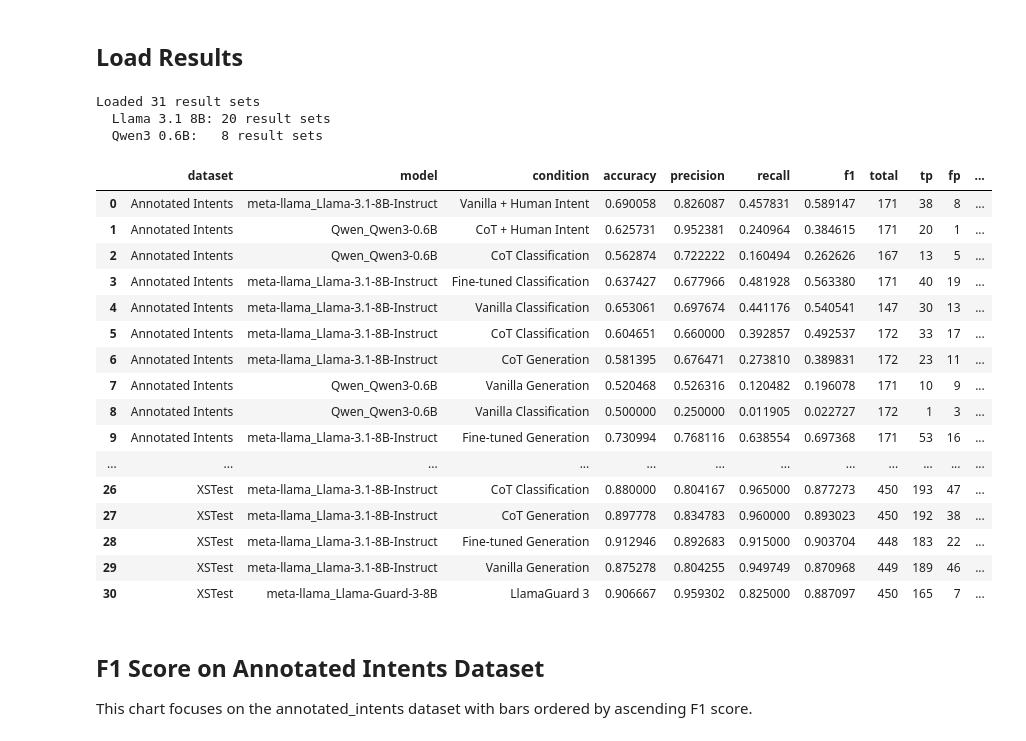
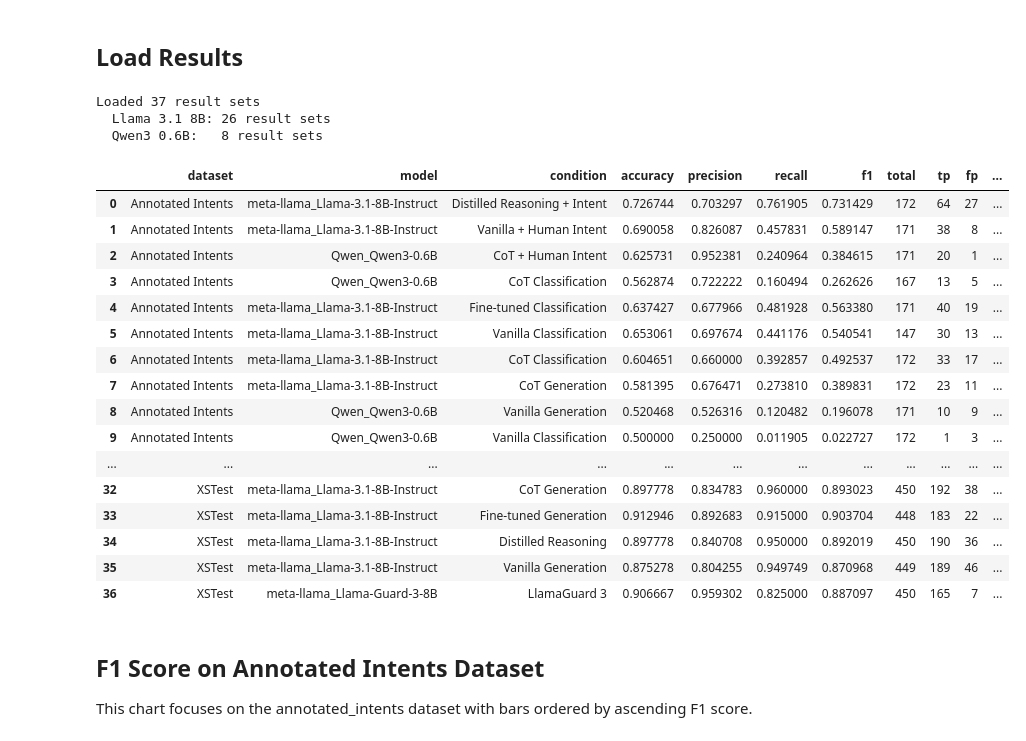
Before and after one commit to Jazhyc/aims-safety-classification, a Jupyter notebook: notebooks/safety_experiment_results.ipynb, the cells around one changed output. Saved outputs shown, nothing was run; the diff lists cells and outputs as text; code cells hidden in the pictures.

```diff
--- a/notebooks/safety_experiment_results.ipynb
+++ b/notebooks/safety_experiment_results.ipynb
@@ -43,6 +43,8 @@ CONDITIONS = [
     "zeroshot_cot_classification",
     "zeroshot_cot_generation",
     "zeroshot_cot_classification_with_intent",
+    "finetuned_reasoning_classification",
+    "finetuned_reasoning_generation",
 ]
 
 # Display names for conditions (used in all plots)
@@ -57,6 +59,8 @@ CONDITION_NAMES = {
     "zeroshot_cot_classification": "CoT Classification",
     "zeroshot_cot_generation": "CoT Generation",
     "zeroshot_cot_classification_with_intent": "CoT + Human Intent",
+    "finetuned_reasoning_classification": "Distilled Reasoning",
+    "finetuned_reasoning_generation": "Distilled Reasoning + Intent",
 }
 
 # Display names for datasets
@@ -79,6 +83,8 @@ CONDITION_COLORS = {
     "CoT Classification": "#d73027",              # red
     "CoT Generation": "#762a83",                  # purple
     "CoT + Human Intent": "#1a9850",              # dark green
+    "Distilled Reasoning": "#4393c3",             # steel blue
+    "Distilled Reasoning + Intent": "#2166ac",    # dark blue
 }
 
 # Hardcoded baselines from Wildguard paper (F1 scores)
@@ -128,6 +134,18 @@ def compute_metrics(results: list[dict]) -> dict:
     }
 
 
+KNOWN_CONDITIONS = [
+    "vanilla_classification", "vanilla_generation",
+    "vanilla_with_human_intent", "vanilla_with_model_intent",
+    "finetuned_generation", "finetuned_classification",
+    "llamaguard_classification",
+    "zeroshot_cot_classification", "zeroshot_cot_generation",
+    "zeroshot_cot_classification_with_intent",
+    "finetuned_reasoning_classification",
+    "finetuned_reasoning_generation",
+]
+
+
 def load_results(results_dir: Path, datasets=None, models=None, conditions=None) -> pd.DataFrame:
     """Load all results matching the specified filters."""
     records = []
@@ -143,18 +161,9 @@ def load_results(results_dir: Path, datasets=None, models=None, conditions=None)
         for jsonl_file in dataset_dir.glob("*.jsonl"):
             filename = jsonl_file.stem
 
-            known_conditions = [
-                "vanilla_classification", "vanilla_generation",
-                "vanilla_with_human_intent", "vanilla_with_model_intent",
-                "finetuned_generation", "finetuned_classification",
-                "llamaguard_classification",
-                "zeroshot_cot_classification", "zeroshot_cot_generation",
-                "zeroshot_cot_classification_with_intent",
-            ]
-
             condition = None
             model_name = None
-            for cond in known_conditions:
+            for cond in KNOWN_CONDITIONS:
                 if filename.endswith(f"_{cond}"):
                     condition = cond
                     model_name = filename[:-len(f"_{cond}")]
@@ -177,51 +186,51 @@ def load_results(results_dir: Path, datasets=None, models=None, conditions=None)
 
             display_condition = CONDITION_NAMES.get(condition, condition)
             display_dataset = DATASET_NAMES.get(dataset_name, dataset_name)
 
             records.append({
                 "dataset": display_dataset,
                 "model": model_name,
                 "condition": display_condition,
                 **metrics
             })
 
     return pd.DataFrame(records)
 
 
 # Load all results
 df = load_results(RESULTS_DIR, datasets=DATASETS, models=MODELS, conditions=CONDITIONS)
 print(f"Loaded {len(df)} result sets")
 
 # Llama 3.1 8B results (vanilla + finetuned conditions)
 df_main = df[df["model"].str.contains("Llama-3.1", na=False)].copy()
 print(f"  Llama 3.1 8B: {len(df_main)} result sets")
 
 # Qwen3-0.6B results (includes CoT conditions)
 df_qwen = df[df["model"].str.contains("Qwen3", na=False)].copy()
 print(f"  Qwen3 0.6B:   {len(df_qwen)} result sets")
 
 df
 # %% [output]
-Loaded 31 result sets
-  Llama 3.1 8B: 20 result sets
+Loaded 37 result sets
+  Llama 3.1 8B: 26 result sets
   Qwen3 0.6B:   8 result sets
 |  | dataset | model | condition | accuracy | precision | recall | f1 | total | tp | fp | ... |
-| 0 | Annotated Intents | meta-llama_Llama-3.1-8B-Instruct | Vanilla + Human Intent | 0.690058 | 0.826087 | 0.457831 | 0.589147 | 171 | 38 | 8 | ... |
-| 1 | Annotated Intents | Qwen_Qwen3-0.6B | CoT + Human Intent | 0.625731 | 0.952381 | 0.240964 | 0.384615 | 171 | 20 | 1 | ... |
-| 2 | Annotated Intents | Qwen_Qwen3-0.6B | CoT Classification | 0.562874 | 0.722222 | 0.160494 | 0.262626 | 167 | 13 | 5 | ... |
-| 3 | Annotated Intents | meta-llama_Llama-3.1-8B-Instruct | Fine-tuned Classification | 0.637427 | 0.677966 | 0.481928 | 0.563380 | 171 | 40 | 19 | ... |
-| 4 | Annotated Intents | meta-llama_Llama-3.1-8B-Instruct | Vanilla Classification | 0.653061 | 0.697674 | 0.441176 | 0.540541 | 147 | 30 | 13 | ... |
-| 5 | Annotated Intents | meta-llama_Llama-3.1-8B-Instruct | CoT Classification | 0.604651 | 0.660000 | 0.392857 | 0.492537 | 172 | 33 | 17 | ... |
-| 6 | Annotated Intents | meta-llama_Llama-3.1-8B-Instruct | CoT Generation | 0.581395 | 0.676471 | 0.273810 | 0.389831 | 172 | 23 | 11 | ... |
-| 7 | Annotated Intents | Qwen_Qwen3-0.6B | Vanilla Generation | 0.520468 | 0.526316 | 0.120482 | 0.196078 | 171 | 10 | 9 | ... |
-| 8 | Annotated Intents | Qwen_Qwen3-0.6B | Vanilla Classification | 0.500000 | 0.250000 | 0.011905 | 0.022727 | 172 | 1 | 3 | ... |
-| 9 | Annotated Intents | meta-llama_Llama-3.1-8B-Instruct | Fine-tuned Generation | 0.730994 | 0.768116 | 0.638554 | 0.697368 | 171 | 53 | 16 | ... |
+| 0 | Annotated Intents | meta-llama_Llama-3.1-8B-Instruct | Distilled Reasoning + Intent | 0.726744 | 0.703297 | 0.761905 | 0.731429 | 172 | 64 | 27 | ... |
+| 1 | Annotated Intents | meta-llama_Llama-3.1-8B-Instruct | Vanilla + Human Intent | 0.690058 | 0.826087 | 0.457831 | 0.589147 | 171 | 38 | 8 | ... |
+| 2 | Annotated Intents | Qwen_Qwen3-0.6B | CoT + Human Intent | 0.625731 | 0.952381 | 0.240964 | 0.384615 | 171 | 20 | 1 | ... |
+| 3 | Annotated Intents | Qwen_Qwen3-0.6B | CoT Classification | 0.562874 | 0.722222 | 0.160494 | 0.262626 | 167 | 13 | 5 | ... |
+| 4 | Annotated Intents | meta-llama_Llama-3.1-8B-Instruct | Fine-tuned Classification | 0.637427 | 0.677966 | 0.481928 | 0.563380 | 171 | 40 | 19 | ... |
+| 5 | Annotated Intents | meta-llama_Llama-3.1-8B-Instruct | Vanilla Classification | 0.653061 | 0.697674 | 0.441176 | 0.540541 | 147 | 30 | 13 | ... |
+| 6 | Annotated Intents | meta-llama_Llama-3.1-8B-Instruct | CoT Classification | 0.604651 | 0.660000 | 0.392857 | 0.492537 | 172 | 33 | 17 | ... |
+| 7 | Annotated Intents | meta-llama_Llama-3.1-8B-Instruct | CoT Generation | 0.581395 | 0.676471 | 0.273810 | 0.389831 | 172 | 23 | 11 | ... |
+| 8 | Annotated Intents | Qwen_Qwen3-0.6B | Vanilla Generation | 0.520468 | 0.526316 | 0.120482 | 0.196078 | 171 | 10 | 9 | ... |
+| 9 | Annotated Intents | Qwen_Qwen3-0.6B | Vanilla Classification | 0.500000 | 0.250000 | 0.011905 | 0.022727 | 172 | 1 | 3 | ... |
 | ... | ... | ... | ... | ... | ... | ... | ... | ... | ... | ... | ... |
-| 26 | XSTest | meta-llama_Llama-3.1-8B-Instruct | CoT Classification | 0.880000 | 0.804167 | 0.965000 | 0.877273 | 450 | 193 | 47 | ... |
-| 27 | XSTest | meta-llama_Llama-3.1-8B-Instruct | CoT Generation | 0.897778 | 0.834783 | 0.960000 | 0.893023 | 450 | 192 | 38 | ... |
-| 28 | XSTest | meta-llama_Llama-3.1-8B-Instruct | Fine-tuned Generation | 0.912946 | 0.892683 | 0.915000 | 0.903704 | 448 | 183 | 22 | ... |
-| 29 | XSTest | meta-llama_Llama-3.1-8B-Instruct | Vanilla Generation | 0.875278 | 0.804255 | 0.949749 | 0.870968 | 449 | 189 | 46 | ... |
-| 30 | XSTest | meta-llama_Llama-Guard-3-8B | LlamaGuard 3 | 0.906667 | 0.959302 | 0.825000 | 0.887097 | 450 | 165 | 7 | ... |
+| 32 | XSTest | meta-llama_Llama-3.1-8B-Instruct | CoT Generation | 0.897778 | 0.834783 | 0.960000 | 0.893023 | 450 | 192 | 38 | ... |
+| 33 | XSTest | meta-llama_Llama-3.1-8B-Instruct | Fine-tuned Generation | 0.912946 | 0.892683 | 0.915000 | 0.903704 | 448 | 183 | 22 | ... |
+| 34 | XSTest | meta-llama_Llama-3.1-8B-Instruct | Distilled Reasoning | 0.897778 | 0.840708 | 0.950000 | 0.892019 | 450 | 190 | 36 | ... |
+| 35 | XSTest | meta-llama_Llama-3.1-8B-Instruct | Vanilla Generation | 0.875278 | 0.804255 | 0.949749 | 0.870968 | 449 | 189 | 46 | ... |
+| 36 | XSTest | meta-llama_Llama-Guard-3-8B | LlamaGuard 3 | 0.906667 | 0.959302 | 0.825000 | 0.887097 | 450 | 165 | 7 | ... |
 # %% [markdown]
 ## F1 Score on Annotated Intents Dataset
 
```
Also changed, not shown: parts of 12 cells of this notebook, 6 other files.
